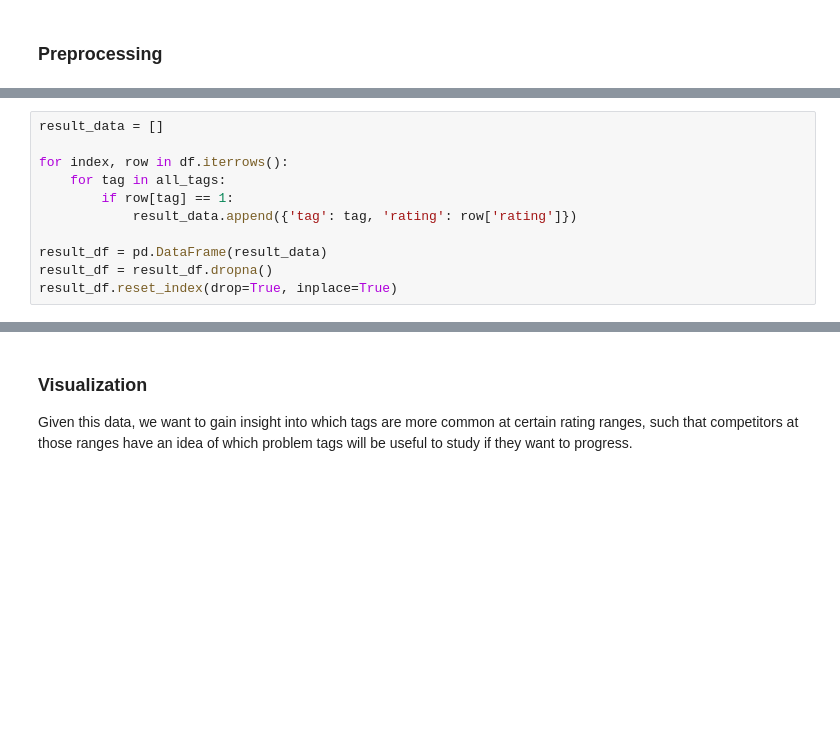
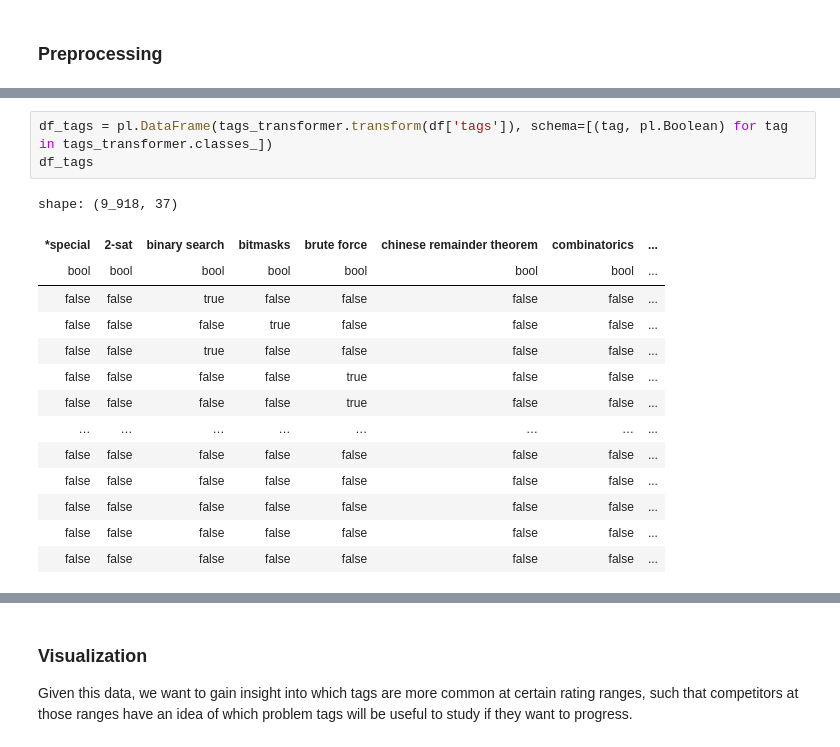
Before and after one commit to AbhijeetKrishnan/cp-problem-tag-analysis, a Jupyter notebook: analysis.ipynb, the cells around one changed output, grey strips where cells are left out. Saved outputs shown, nothing was run; the diff lists cells and outputs as text; blank space fills up the shorter version.

```diff
--- a/analysis.ipynb
+++ b/analysis.ipynb
@@ -135,11 +246,18 @@ df = pd.concat([df, tags_encoded], axis=1)
-# %%
-result_data = []
-
-for index, row in df.iterrows():
-    for tag in all_tags:
-        if row[tag] == 1:
-            result_data.append({'tag': tag, 'rating': row['rating']})
-
-result_df = pd.DataFrame(result_data)
-result_df = result_df.dropna()
-result_df.reset_index(drop=True, inplace=True)
+# %%
+df_tags = pl.DataFrame(tags_transformer.transform(df['tags']), schema=[(tag, pl.Boolean) for tag in tags_transformer.classes_])
+df_tags
+# %% [output]
+shape: (9_918, 37)
+| *special | 2-sat | binary search | bitmasks | brute force | chinese remainder theorem | combinatorics | ... |
+| bool | bool | bool | bool | bool | bool | bool | ... |
+| false | false | true | false | false | false | false | ... |
+| false | false | false | true | false | false | false | ... |
+| false | false | true | false | false | false | false | ... |
+| false | false | false | false | true | false | false | ... |
+| false | false | false | false | true | false | false | ... |
+| … | … | … | … | … | … | … | ... |
+| false | false | false | false | false | false | false | ... |
+| false | false | false | false | false | false | false | ... |
+| false | false | false | false | false | false | false | ... |
+| false | false | false | false | false | false | false | ... |
+| false | false | false | false | false | false | false | ... |
```
Also changed, not shown: parts of 24 cells of this notebook, 1 other file.
